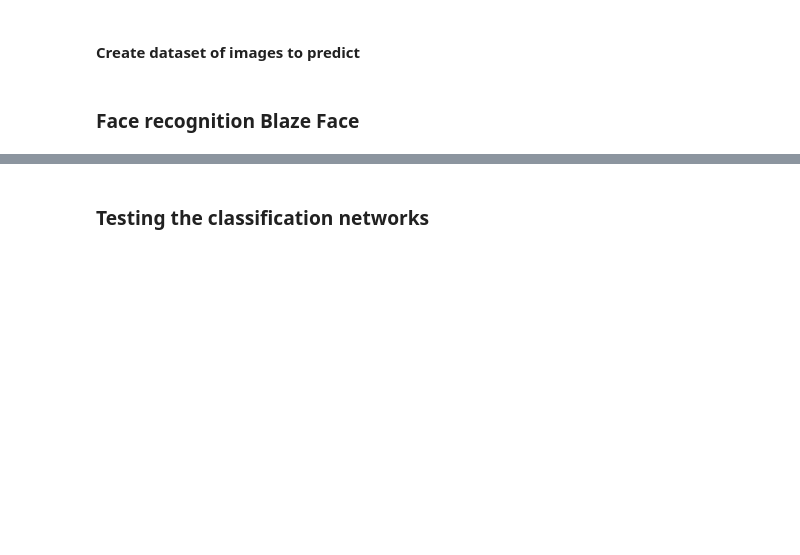
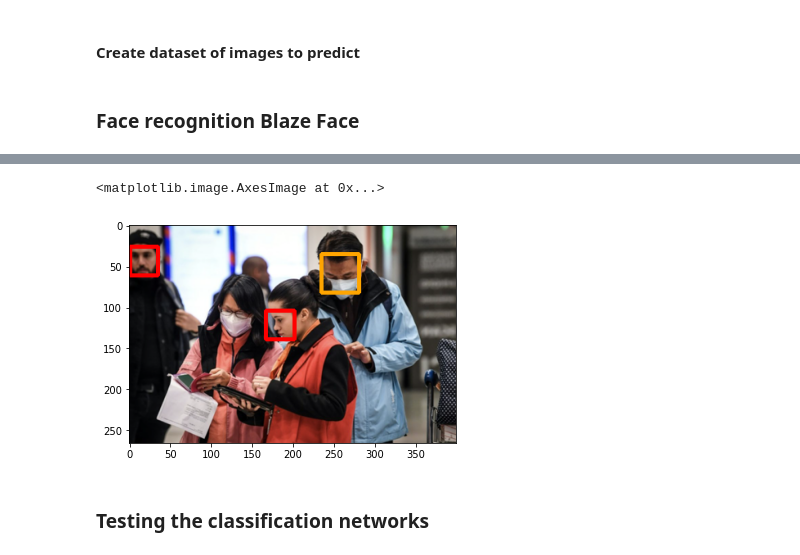
Before and after one commit to Marchigginsberlin/face_mask_detection, a Jupyter notebook: notebooks/data_model_analysis.ipynb, the cells around one changed output, grey strips where cells are left out. Cells and saved outputs as stored; diff of their text form; code cells hidden in the pictures; blank space fills up the shorter version.

```diff
--- a/notebooks/data_model_analysis.ipynb
+++ b/notebooks/data_model_analysis.ipynb
@@ -625,3 +630,8 @@ draw_image(image, faces_coordinates, prediction)
+# %%
+plt.imshow(image)
+# %% [output]
+<matplotlib.image.AxesImage at 0x...>
+[figure, added]
 # %% [markdown]
 ### Testing the classification networks
 # %% [markdown]
```
Also changed, not shown: parts of 10 cells of this notebook, 5 other files.
